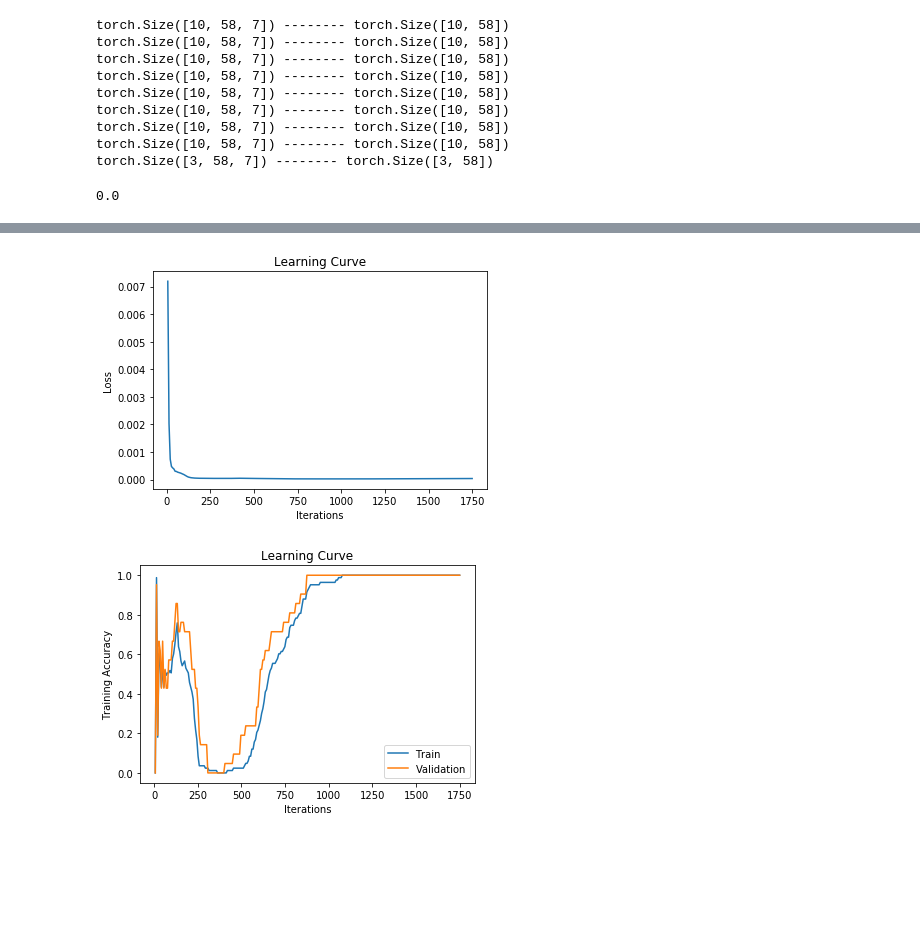
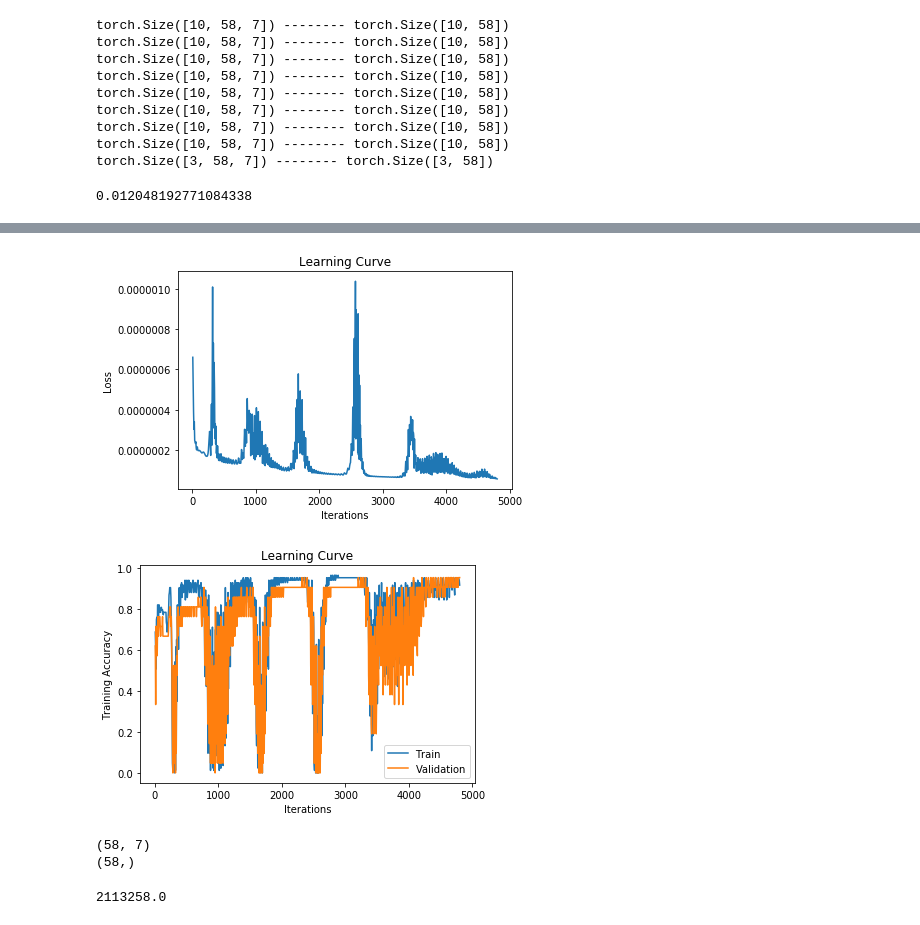
Before and after one commit to charbel08/COVID-Hackathon, a Jupyter notebook: COVID Hackathon.ipynb, the cells around one changed output, grey strips where cells are left out. Drawn from its saved outputs; the diff is of its cells as text; code cells hidden in the pictures; blank space fills up the shorter version.

Commit message:
Trained RNN to 95% accuracy with 5000 difference

```diff
--- a/COVID Hackathon.ipynb
+++ b/COVID Hackathon.ipynb
@@ -49,16 +52,24 @@ class RNN(nn.Module):
         self.rnn = nn.LSTM(input_size=58*7,
                           hidden_size=hidden_size,
                           batch_first=True)
-        self.proj = nn.Linear(in_features=hidden_size,
+        self.activation1 = nn.ReLU()
+        self.proj1 = nn.Linear(in_features=hidden_size,
+                              out_features=hidden_size//2)
+        self.activation2 = nn.ReLU()
+        self.proj2 = nn.Linear(in_features=hidden_size//2,
+                              out_features=hidden_size//4)
+        self.activation3 = nn.ReLU()
+        self.proj3 = nn.Linear(in_features=hidden_size//4,
                               out_features=58)
-
     def forward(self, inp):
         X = inp.reshape([-1,58*7]).unsqueeze(dim=0)
         out, last_hidden = self.rnn(X)
-        out_seq = self.proj(out)
-        return out_seq.squeeze()
+        proj1 = self.proj1(self.activation1(out))
+        proj2 = self.proj2(self.activation2(proj1))
+        proj3 = self.proj3(self.activation3(proj2))
+        return proj3.squeeze()
 # %%
-rnn = RNN(200)
+rnn = RNN(250)
 y = rnn(torch.Tensor(data))
 y.shape
 # %% [output]
@@ -101,12 +112,12 @@ torch.Size([3, 58, 7]) -------- torch.Size([3, 58])
 def get_accuracy(model, data, labels):
     correct = 0
     out = model(torch.Tensor(data))
-    difference = out - torch.Tensor(labels)
-    summed_out = torch.sum(difference, axis=1)
-    for diff in summed_out:
-        if diff <= 0.0004:
+    i = abs(float(sum(out[0])) - float(sum(labels[0])))
+    for i in range(out.shape[0]):
+        difference = abs(float(sum(out[i])) - float(sum(labels[i])))
+        if difference <= 0.05:
             correct += 1
-    return correct/summed_out.shape[0]
+    return correct/out.shape[0]
 get_accuracy(rnn, train_data, train_labels)
 # %% [output]
-0.0
+0.012048192771084338
@@ -113,28 +136,21 @@ get_accuracy(rnn, train_data, train_labels)
 # %%
-# Write your code here
 def train_model(model, train_data, valid_data, train_labels, valid_labels, batch_size=10, weight_decay=0.0,
           learning_rate=0.001, num_epochs=40, checkpoint_path=None):
 
-    criterion = nn.MSELoss()
+    criterion = nn.SmoothL1Loss()
     optimizer = optim.Adam(model.parameters(),
                            lr=learning_rate,
                            weight_decay=weight_decay)
     iters, losses, train_acc, val_acc = [], [], [], []
     n = 0
-
     for epoch in range(num_epochs):
 
         batches, labels = get_batches_and_labels(train_data, train_labels, batch_size=batch_size)
 
         for i in range(len(batches)):
             model.train()
-            #out = torch.sum(model(batches[i]), axis=1)
-            #print("here")
             out = model(batches[i])
-            #print(out.shape)
-            #target = torch.sum(labels[i], axis=1)
             target = labels[i]
-            #print(target.shape)
             loss = criterion(out, target)
             loss.backward()
             optimizer.step()
@@ -153,7 +169,7 @@ def train_model(model, train_data, valid_data, train_labels, valid_labels, batch
         val_acc.append(vacc)
 
         if (checkpoint_path is not None) and n > 0:
-            torch.save(model.state_dict(), checkpoint_path.format(epoch))
+            torch.save(rnn.state_dict(), checkpoint_path + "epoch-" + str(epoch) + '.pt')
 
     # plotting
     plt.title("Learning Curve")
@@ -170,6 +186,6 @@ def train_model(model, train_data, valid_data, train_labels, valid_labels, batch
     plt.legend(loc='best')
     plt.show()
 # %%
-train_model(rnn, train_data, valid_data, train_labels, valid_labels, batch_size=12, weight_decay=0.0,
-          learning_rate=0.01, num_epochs=250, checkpoint_path=None)
+train_model(rnn, train_data, valid_data, train_labels, valid_labels, batch_size=14, weight_decay=0.0,
+          learning_rate=0.0001, num_epochs=800, checkpoint_path='/Users/charbel/Desktop/GitHub/COVID-Hackathon/rnn_weights/')
 # %% [output]
@@ -193,2 +209,2 @@ Epoch 250; Loss 0.000036; Train Acc 1.000; Val Acc 1.000;
-[figure, old version]
+[figure, new version]
-[figure, old version]
+[figure, new version]
@@ -200,0 +211,11 @@ torch.save(rnn.state_dict(), '/Users/charbel/Desktop/GitHub/COVID-Hackathon/rnn_
+# %%
+print(valid_data[0].shape)
+print(valid_labels[0].shape)
+# %% [output]
+(58, 7)
+(58,)
+# %%
+# Number of confirmed COVID cases predicted by the RNN on the 12th day in the validation set
+float(sum(rnn(torch.Tensor(valid_data[12])) * data_std + data_mean))
+# %% [output]
+2113258.0
```
Also changed, not shown: parts of 10 cells of this notebook, 1 other file.
